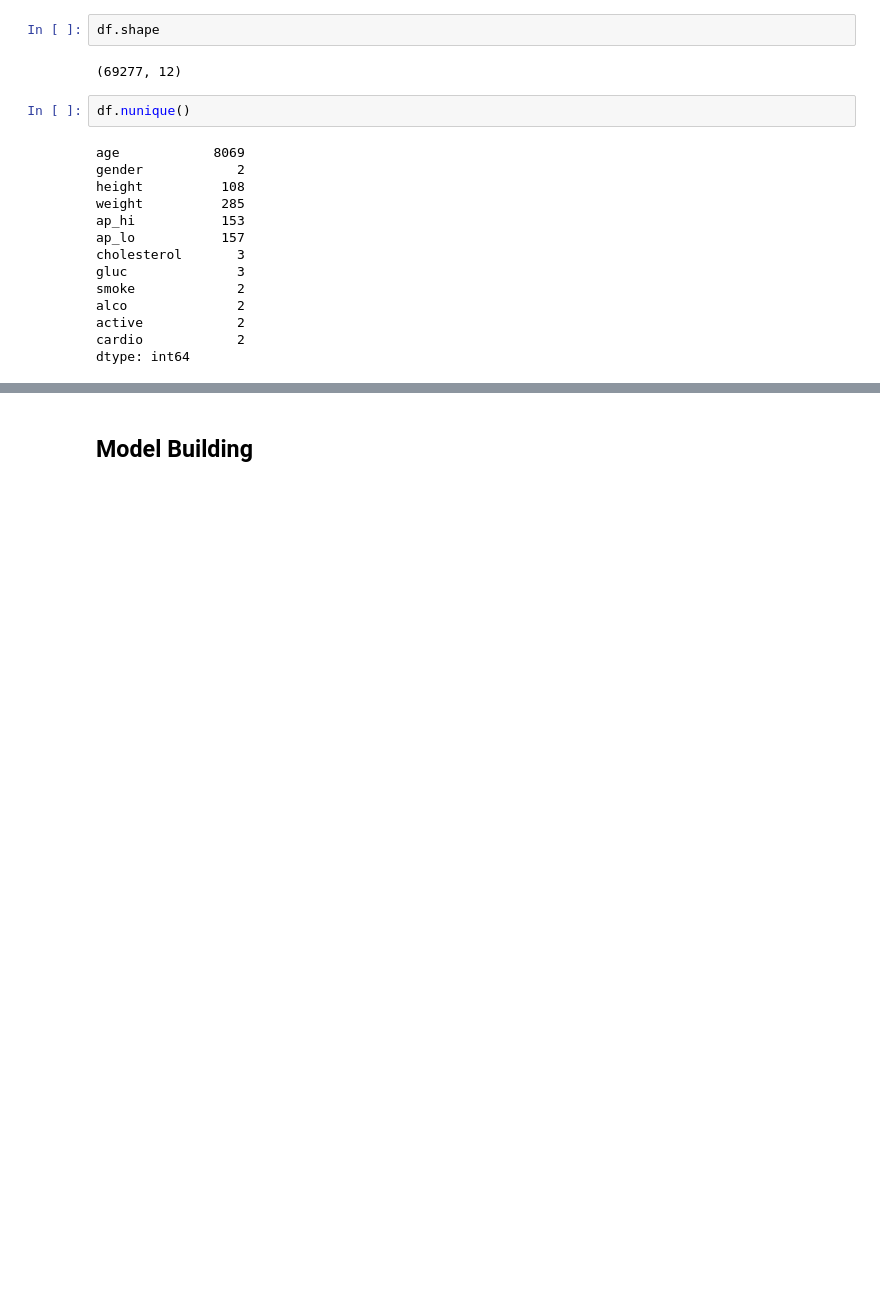
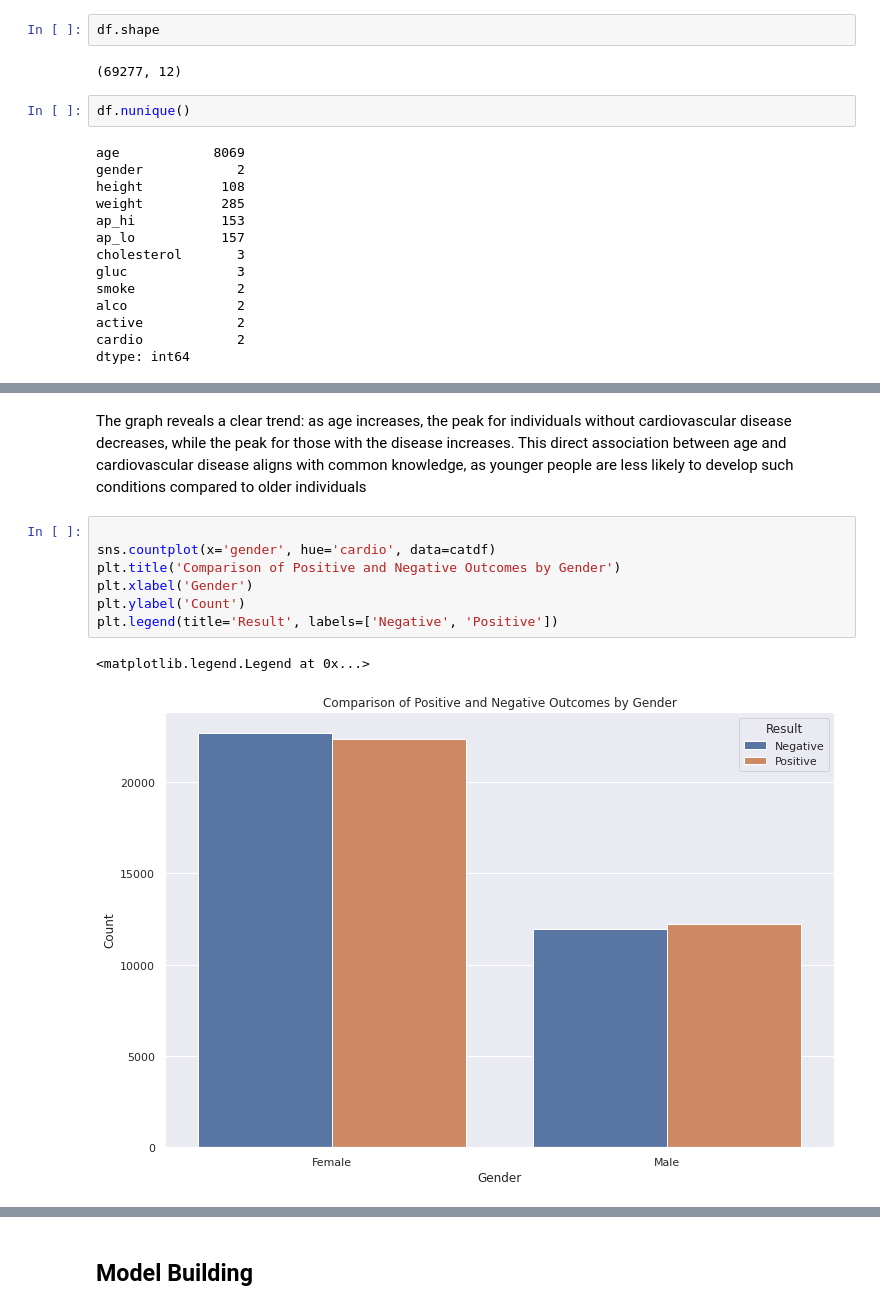
Before and after one commit to HumanClone/Logistic-Regression, a Jupyter notebook: Logistic Regression P2.ipynb, the cells around one changed output, grey strips where cells are left out. Saved outputs shown, nothing was run; the diff lists cells and outputs as text; blank space fills up the shorter version.

```diff
--- a/Logistic Regression P2.ipynb
+++ b/Logistic Regression P2.ipynb
@@ -173,0 +239,12 @@ Name: cardio, dtype: float64
+# %% [markdown]
+The graph reveals a clear trend: as age increases, the peak for individuals without cardiovascular disease decreases, while the peak for those with the disease increases. This direct association between age and cardiovascular disease aligns with common knowledge, as younger people are less likely to develop such conditions compared to older individuals
+# %%
+
+sns.countplot(x='gender', hue='cardio', data=catdf)
+plt.title('Comparison of Positive and Negative Outcomes by Gender')
+plt.xlabel('Gender')
+plt.ylabel('Count')
+plt.legend(title='Result', labels=['Negative', 'Positive'])
+# %% [output]
+<matplotlib.legend.Legend at 0x...>
+[figure, added]
```
Also changed, not shown: parts of 84 cells of this notebook.
